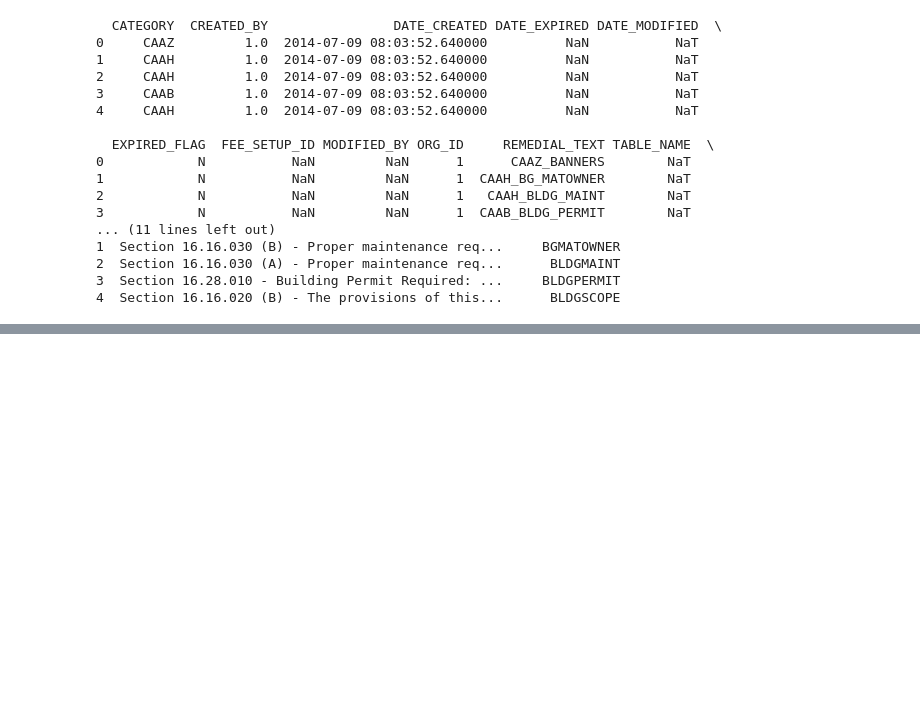
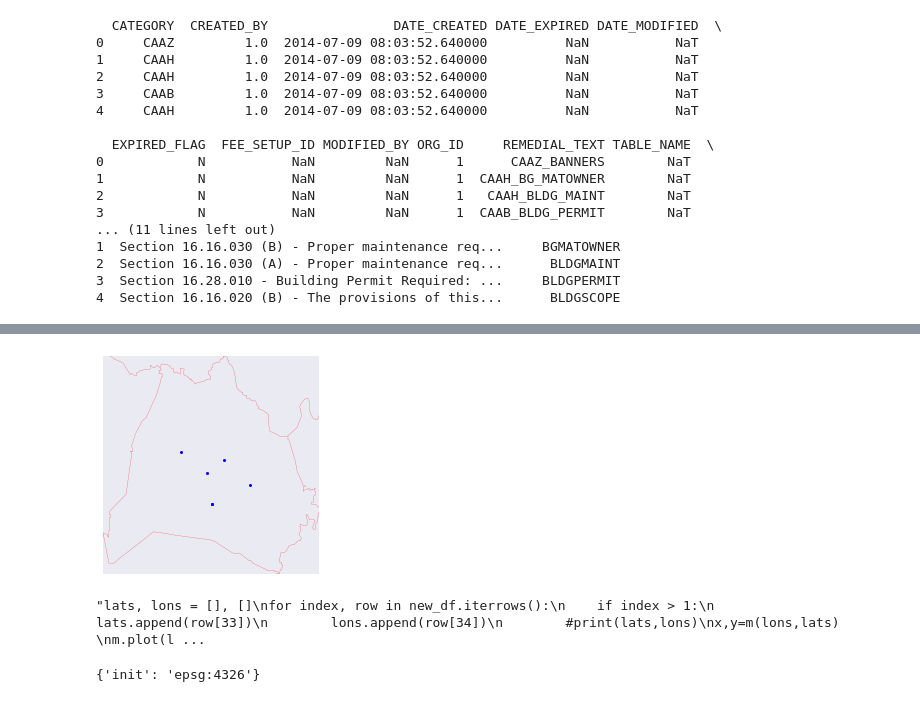
Before and after one commit to DataScienceBS/data-question-2-tornado-bombers, a Jupyter notebook: Codes_Violations_new.ipynb, the cells around one changed output, grey strips where cells are left out. Saved outputs shown, nothing was run; the diff lists cells and outputs as text; code cells hidden in the pictures; blank space fills up the shorter version.

```diff
--- a/Codes_Violations_new.ipynb
+++ b/Codes_Violations_new.ipynb
@@ -570,0 +556,12 @@ new_df['lng'] = [lng for lat, lng in lat_lngs]
+# %%
+#create months ,year column extracting data from dates-received column
+dates_received = list(new_df['date_recv'].astype('str'))
+months = []
+year=[]
+for date in dates_received:
+    #months.append(date[:4] + '-' + date[5:7])
+    months.append(date[5:7])
+    year.append(date[:4])
+new_df['months'] = pd.Series(months)
+new_df['year']=pd.Series(year)
+new_df.head(n=5)
@@ -570,0 +584,39 @@ new_df['lng'] = [lng for lat, lng in lat_lngs]
+# %%
+m = Basemap(resolution='c', # c, l, i, h, f or None
+            projection='merc',
+            lat_0=36.272142, lon_0=-86.766358,area_thresh = 0.1,
+            llcrnrlon=-87.0548, llcrnrlat= 35.9678, urcrnrlon=-86.5156, urcrnrlat=36.4055)
+#westlimit=-87.0548; southlimit=35.9678; eastlimit=-86.5156; northlimit=36.4055
+#lat=36.272142, lng=-86.766358
+m.drawcounties(color='red')
+m.drawstates()
+m.drawcoastlines()
+#m.drawmapboundary(fill_color='#46bcec')
+#m.fillcontinents(color='#f2f2f2')
+#lons = new_df['lng']
+
+lons1= [-86.861065,-86.795985,-86.688968,-86.754177,-86.782690,-86.782690]
+lat1= [36.213718 ,36.170252 ,36.146283 ,36.196921 ,36.108083 ,36.108083]
+x,y = m(lons1,lat1)
+m.plot(x,y,'bo', markersize=2)
+plt.show()
+
+
+
+'''lats, lons = [], []
+for index, row in new_df.iterrows():
+    if index > 1:
+        lats.append(row[33])
+        lons.append(row[34])
+        #print(lats,lons)
+x,y=m(lons,lats)
+m.plot(lons,lats,'bo',markersize=2)
+plt.show() '''
+# %% [output]
+[figure, added]
+"lats, lons = [], []\nfor index, row in new_df.iterrows():\n    if index > 1:\n        lats.append(row[33])\n        lons.append(row[34])\n        #print(lats,lons)\nx,y=m(lons,lats)        \nm.plot(l ...
+# %%
+#geo1=[Poly(l,l1) l =-86.766358, l1 = 36.272142]
+gdf.crs
+# %% [output]
+{'init': 'epsg:4326'}
```
Also changed, not shown: parts of 52 cells of this notebook.
